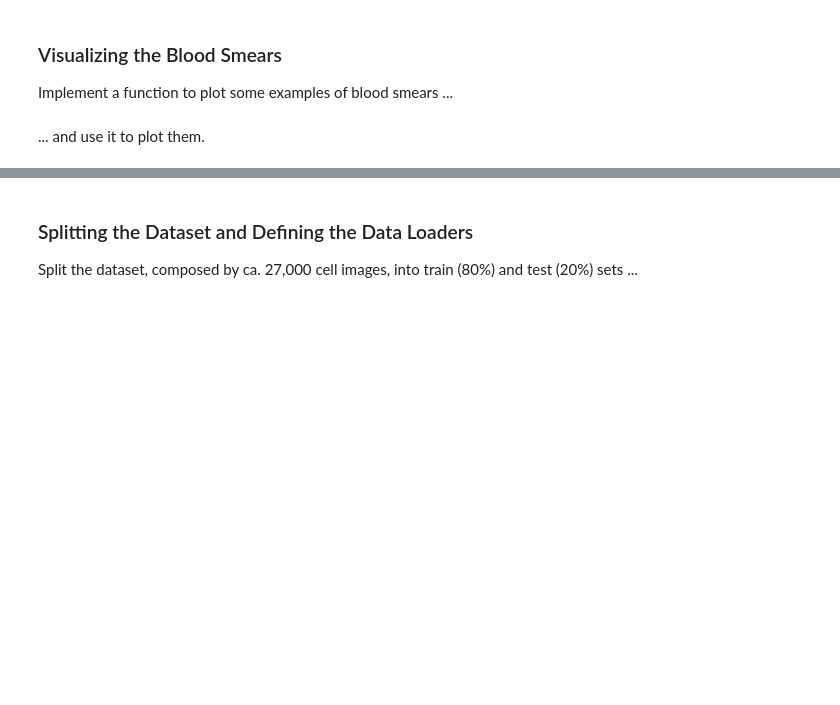
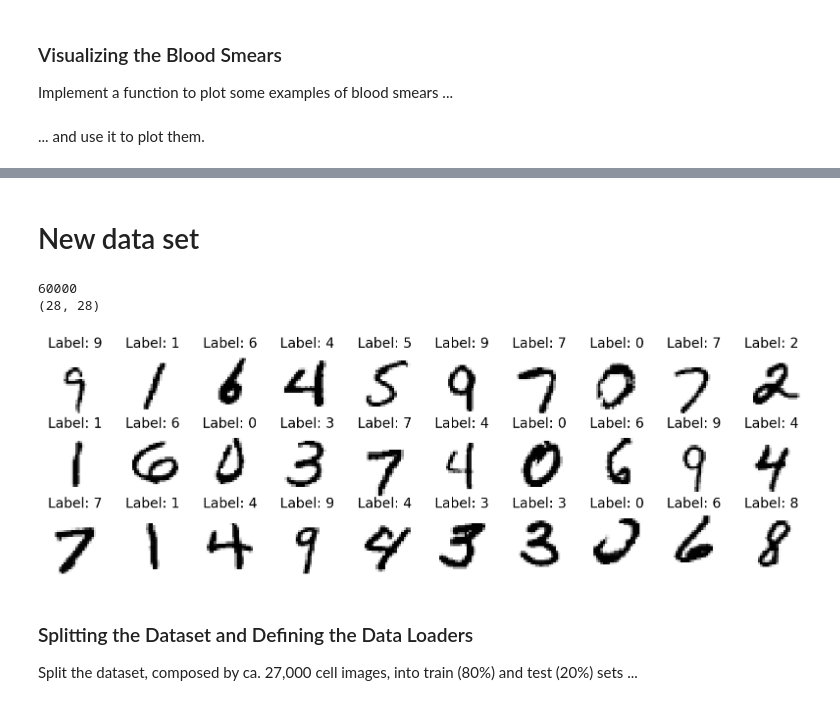
Before and after one commit to OleEllermeier/TIF360, a Jupyter notebook: Ch03_CNN/ec03_A_blood_smears/blood_smears.ipynb, the cells around one changed output, grey strips where cells are left out. Saved outputs shown, nothing was run; the diff lists cells and outputs as text; code cells hidden in the pictures; blank space fills up the shorter version.

```diff
--- a/Ch03_CNN/ec03_A_blood_smears/blood_smears.ipynb
+++ b/Ch03_CNN/ec03_A_blood_smears/blood_smears.ipynb
@@ -109,0 +92,23 @@ plot_blood_smears(dataset, parasitized=1)
+# %% [markdown]
+# New data set
+# %%
+import os
+
+if not os.path.exists("MNIST_dataset"):
+    os.system("git clone https://github.com/DeepTrackAI/MNIST_dataset")
+
+train_path = os.path.join("MNIST_dataset", "mnist", "train")
+train_image_files = sorted(os.listdir(train_path))
+# %%
+import matplotlib.pyplot as plt
+
+train_images = []
+for file in train_image_files:
+    image = plt.imread(os.path.join(train_path, file))
+    train_images.append(image)
+# %%
+print(len(train_images))
+print(train_images[0].shape)
+# %% [output]
+60000
+(28, 28)
@@ -110,3 +121,15 @@ plot_blood_smears(dataset, parasitized=1)
+# %%
+import numpy as np
+
+fig, axs = plt.subplots(nrows=3, ncols=10, figsize=(20, 6))
+for ax in axs.ravel():
+    idx_image = np.random.choice(60000)
+    ax.imshow(train_images[idx_image], cmap="Greys")
+    ax.set_title(f"Label: {train_digits[idx_image]}", fontsize=20)
+    ax.axis("off")
+plt.show()
+# %% [output]
+[figure, added]
 # %% [markdown]
 ### Splitting the Dataset and Defining the Data Loaders
 
```
Also changed, not shown: parts of 23 cells of this notebook.
